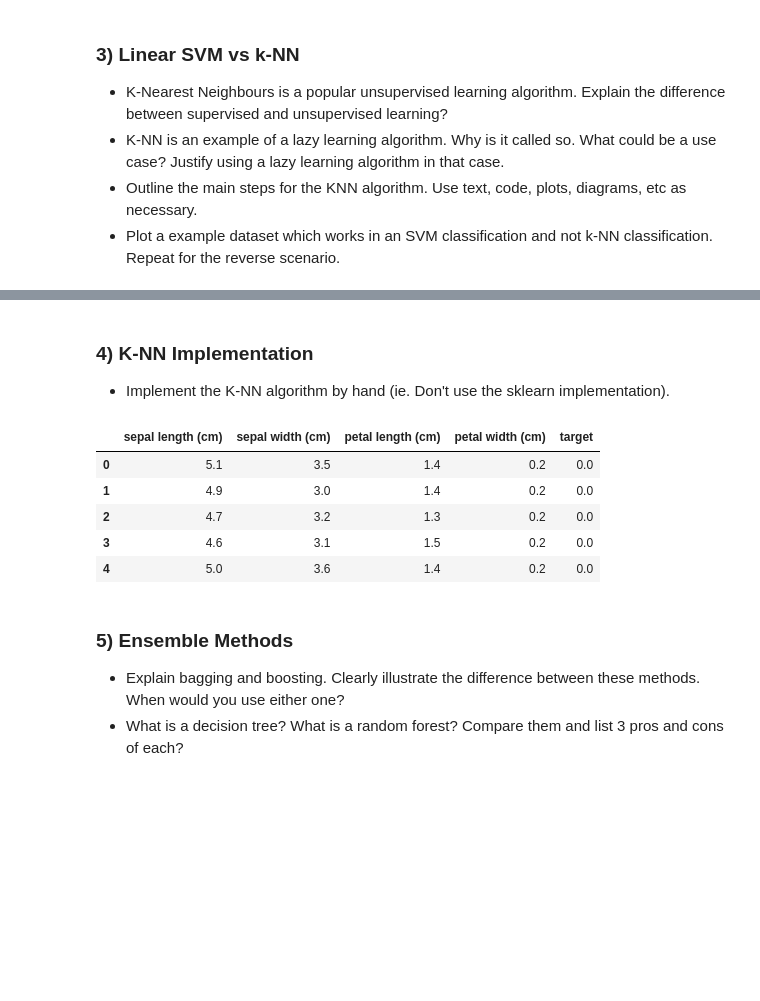
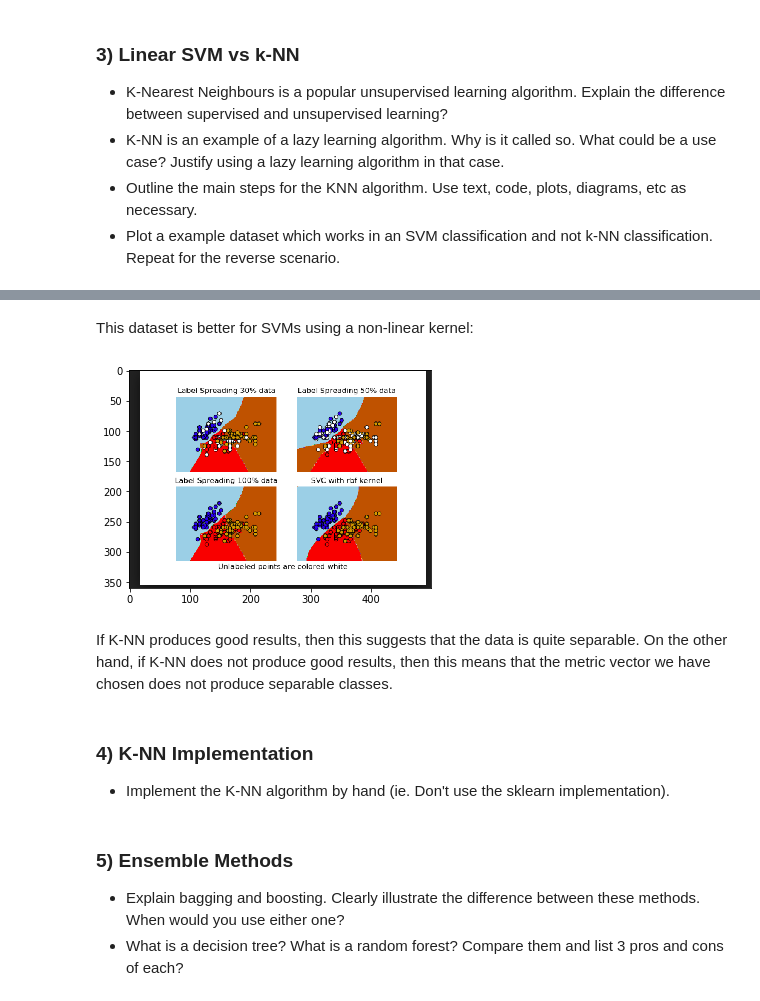
Before and after one commit to McGillAISociety/mais-bootcamp-w2019, a Jupyter notebook: Assignment4/MAIS 202 - Assignment 4.ipynb, the cells around one changed output, grey strips where cells are left out. Drawn from its saved outputs; the diff is of its cells as text; code cells hidden in the pictures; blank space fills up the shorter version.

```diff
--- a/Assignment4/MAIS 202 - Assignment 4.ipynb
+++ b/Assignment4/MAIS 202 - Assignment 4.ipynb
@@ -31,34 +67,16 @@ Congratulations, you have reached the midpoint of the course! The rest of the co
+# %% [markdown]
+This dataset is better for SVMs using a non-linear kernel:
+# %%
+import matplotlib.pyplot as plt
+import matplotlib.image as mpimg
+image = mpimg.imread("/Users/michaelbuchar/Desktop/SVM_.png")
+plt.imshow(image)
+plt.show()
+# %% [output]
+[figure, added]
+# %% [markdown]
+If K-NN produces good results, then this suggests that the data is quite separable.
+On the other hand, if K-NN does not produce good results, then this means that the metric vector we have chosen does not produce separable classes.
 # %% [markdown]
 ### 4) K-NN Implementation
 - Implement the K-NN algorithm by hand (ie. Don't use the sklearn implementation).
-# %%
-# Implement kNN by hand. It might be useful to store all distances in one array/list
-
-import pandas as pd
-import numpy as np
-from sklearn.datasets import load_iris
-
-# loading dataset
-iris = load_iris()
-iris_df = pd.DataFrame(data= np.c_[iris['data'], iris['target']],
-                     columns= iris['feature_names'] + ['target'])
-
-# Preview dataset
-iris_df.head()
-
-## YOUR CODE HERE
-
-# step 1:
-
-# step 2:
-
-# step 3:
-
-# ...
-# %% [output]
-|  | sepal length (cm) | sepal width (cm) | petal length (cm) | petal width (cm) | target |
-| 0 | 5.1 | 3.5 | 1.4 | 0.2 | 0.0 |
-| 1 | 4.9 | 3.0 | 1.4 | 0.2 | 0.0 |
-| 2 | 4.7 | 3.2 | 1.3 | 0.2 | 0.0 |
-| 3 | 4.6 | 3.1 | 1.5 | 0.2 | 0.0 |
-| 4 | 5.0 | 3.6 | 1.4 | 0.2 | 0.0 |
```
Also changed, not shown: parts of 19 cells of this notebook, 1 other file.
